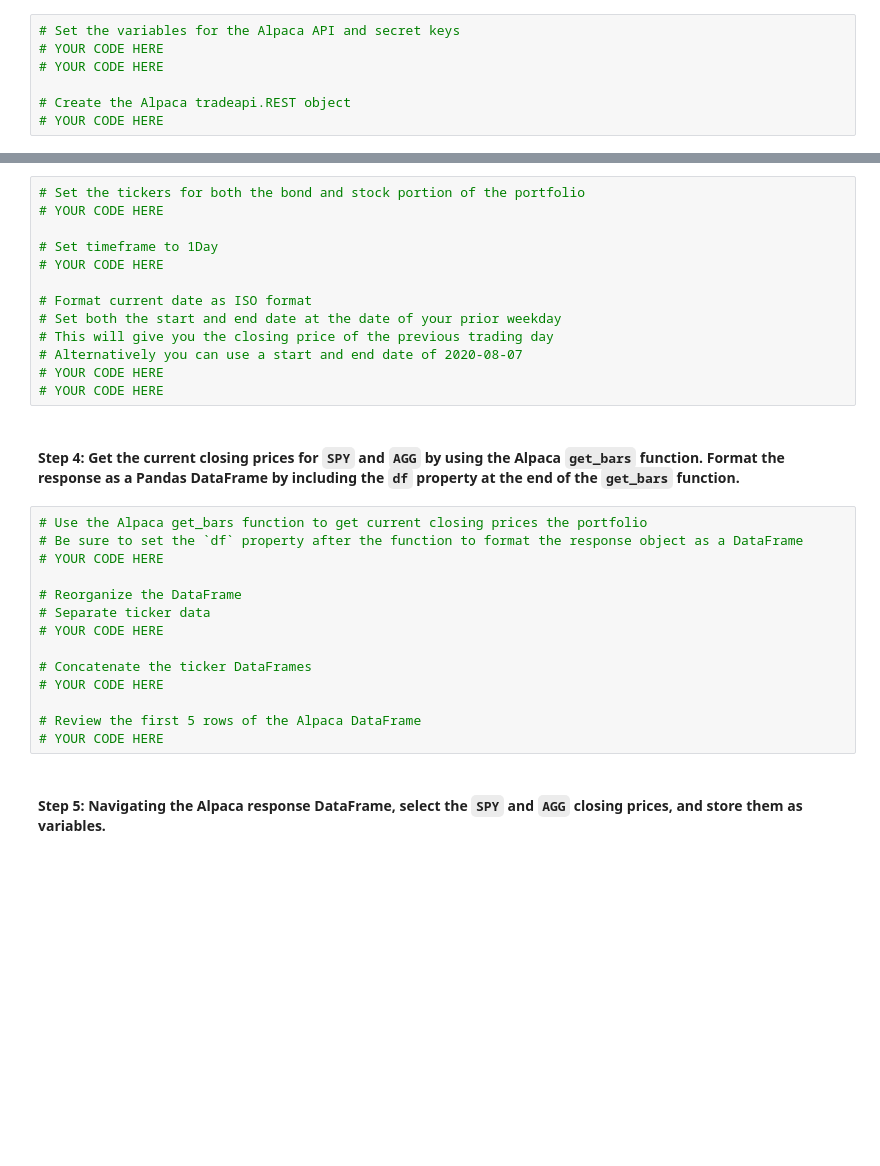
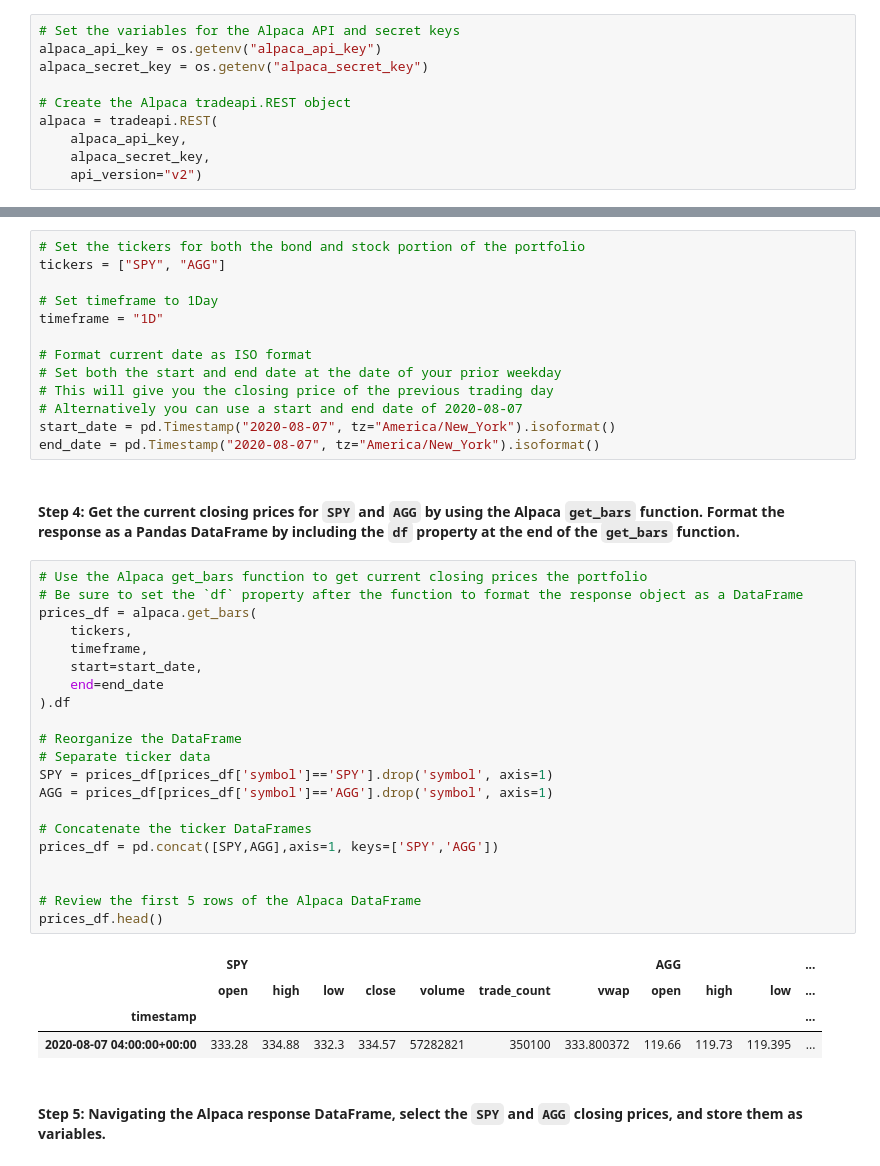
Before and after one commit to DanHerman212/challenge5, a Jupyter notebook: financial_planning_tools.ipynb, the cells around one changed output, grey strips where cells are left out. Drawn from its saved outputs; the diff is of its cells as text; blank space fills up the shorter version.

```diff
--- a/financial_planning_tools.ipynb
+++ b/financial_planning_tools.ipynb
@@ -188,11 +188,14 @@ agg_shares = 200
 #### Step 2: Set the variables for the Alpaca API and secret keys. Using the Alpaca SDK, create the Alpaca `tradeapi.REST` object. In this object, include the parameters for the Alpaca API key, the secret key, and the version number.
 # %%
 # Set the variables for the Alpaca API and secret keys
-# YOUR CODE HERE
-# YOUR CODE HERE
+alpaca_api_key = os.getenv("alpaca_api_key")
+alpaca_secret_key = os.getenv("alpaca_secret_key")
 
 # Create the Alpaca tradeapi.REST object
-# YOUR CODE HERE
+alpaca = tradeapi.REST(
+    alpaca_api_key,
+    alpaca_secret_key,
+    api_version="v2")
 # %% [markdown]
 #### Step 3: Set the following parameters for the Alpaca API call:
 
@@ -203,33 +206,45 @@ agg_shares = 200
 - `start_date` and `end_date`: Use the same date for these parameters, and format them with the date of the previous weekday (or `2020-08-07`). This is because you want the one closing price for the most-recent trading day.
 # %%
 # Set the tickers for both the bond and stock portion of the portfolio
-# YOUR CODE HERE
+tickers = ["SPY", "AGG"]
 
 # Set timeframe to 1Day
-# YOUR CODE HERE
+timeframe = "1D"
 
 # Format current date as ISO format
 # Set both the start and end date at the date of your prior weekday
 # This will give you the closing price of the previous trading day
 # Alternatively you can use a start and end date of 2020-08-07
-# YOUR CODE HERE
-# YOUR CODE HERE
+start_date = pd.Timestamp("2020-08-07", tz="America/New_York").isoformat()
+end_date = pd.Timestamp("2020-08-07", tz="America/New_York").isoformat()
 # %% [markdown]
 #### Step 4: Get the current closing prices for `SPY` and `AGG` by using the Alpaca `get_bars` function. Format the response as a Pandas DataFrame by including the `df` property at the end of the `get_bars` function.
 # %%
 # Use the Alpaca get_bars function to get current closing prices the portfolio
 # Be sure to set the `df` property after the function to format the response object as a DataFrame
-# YOUR CODE HERE
+prices_df = alpaca.get_bars(
+    tickers,
+    timeframe,
+    start=start_date,
+    end=end_date
+).df
 
 # Reorganize the DataFrame
 # Separate ticker data
-# YOUR CODE HERE
+SPY = prices_df[prices_df['symbol']=='SPY'].drop('symbol', axis=1)
+AGG = prices_df[prices_df['symbol']=='AGG'].drop('symbol', axis=1)
 
 # Concatenate the ticker DataFrames
-# YOUR CODE HERE
+prices_df = pd.concat([SPY,AGG],axis=1, keys=['SPY','AGG'])
+
 
 # Review the first 5 rows of the Alpaca DataFrame
-# YOUR CODE HERE
+prices_df.head()
+# %% [output]
+|  | SPY |  |  |  |  |  |  | AGG |  |  | ... |
+|  | open | high | low | close | volume | trade_count | vwap | open | high | low | ... |
+| timestamp |  |  |  |  |  |  |  |  |  |  | ... |
+| 2020-08-07 04:00:00+00:00 | 333.28 | 334.88 | 332.3 | 334.57 | 57282821 | 350100 | 333.800372 | 119.66 | 119.73 | 119.395 | ... |
 # %% [markdown]
 #### Step 5: Navigating the Alpaca response DataFrame, select the `SPY` and `AGG` closing prices, and store them as variables.
 # %%
```
Also changed, not shown: parts of 19 cells of this notebook.
